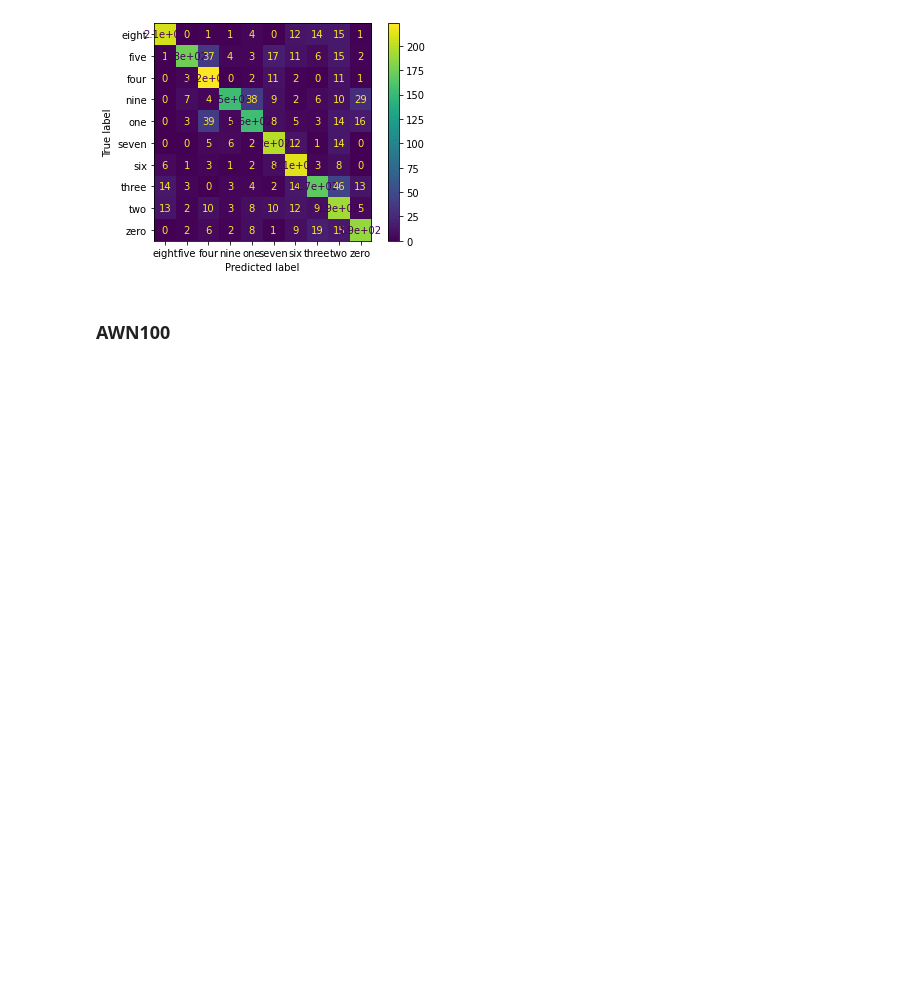
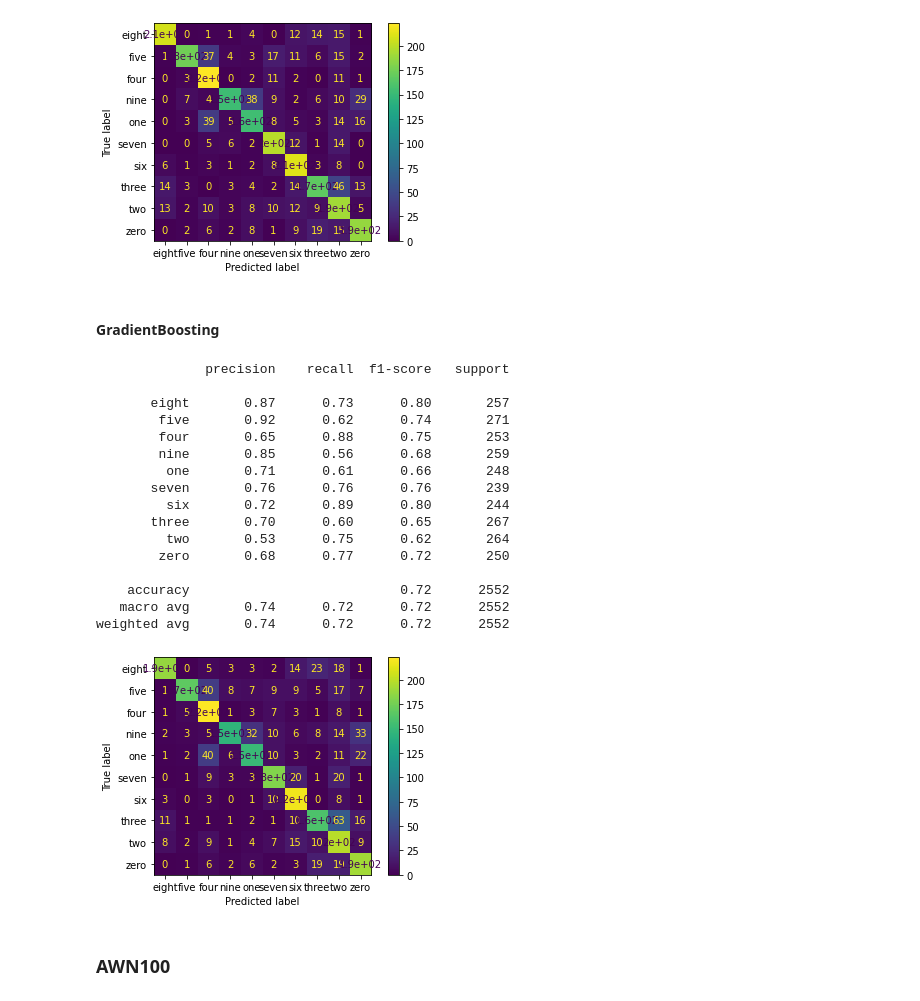
Before and after one commit to francotestori/aauba_02, a Jupyter notebook: Solution_Developement.ipynb, the cells around one changed output. Saved outputs shown, nothing was run; the diff lists cells and outputs as text; code cells hidden in the pictures; blank space fills up the shorter version.

```diff
--- a/Solution_Developement.ipynb
+++ b/Solution_Developement.ipynb
@@ -732,6 +759,33 @@ print(classification_report(awn40_target, awn40_pred))
    macro avg       0.75      0.74      0.74      2552
 weighted avg       0.75      0.73      0.73      2552
 [figure]
+# %% [markdown]
+#### GradientBoosting
+# %%
+gbm_awn40_pred = best_gbm.predict(awn40_features)
+
+# Matriz de confusión
+plot_confusion_matrix(best_gbm, awn40_features, awn40_target)
+
+print(classification_report(awn40_target, gbm_awn40_pred))
+# %% [output]
+              precision    recall  f1-score   support
+
+       eight       0.87      0.73      0.80       257
+        five       0.92      0.62      0.74       271
+        four       0.65      0.88      0.75       253
+        nine       0.85      0.56      0.68       259
+         one       0.71      0.61      0.66       248
+       seven       0.76      0.76      0.76       239
+         six       0.72      0.89      0.80       244
+       three       0.70      0.60      0.65       267
+         two       0.53      0.75      0.62       264
+        zero       0.68      0.77      0.72       250
+
+    accuracy                           0.72      2552
+   macro avg       0.74      0.72      0.72      2552
+weighted avg       0.74      0.72      0.72      2552
+[figure, added]
 # %% [markdown]
 ### AWN100
 # %%
```
Also changed, not shown: parts of 5 cells of this notebook.
